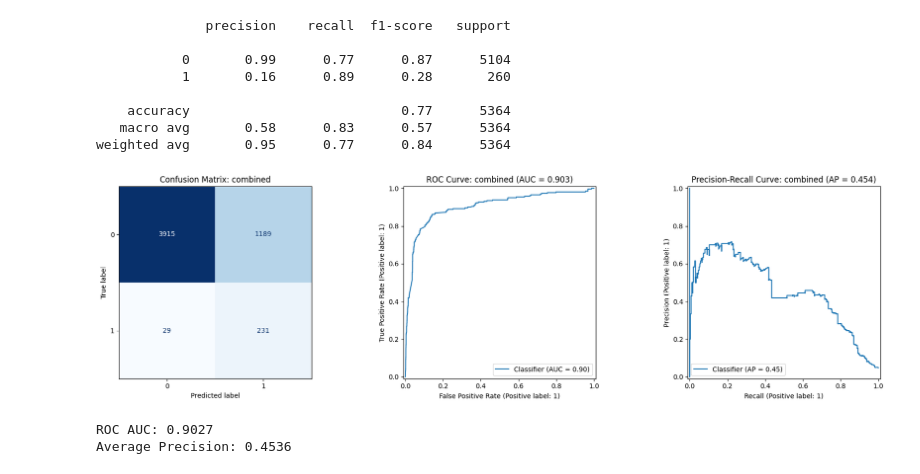
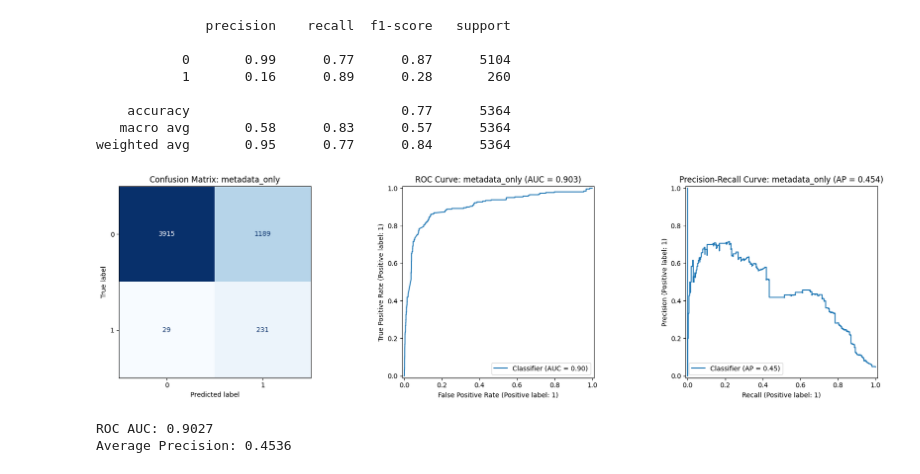
Before and after one commit to IanRPage/PhantomPositions, a Jupyter notebook: src/lr.ipynb, the cells around one changed output. Drawn from its saved outputs; the diff is of its cells as text; code cells hidden in the pictures.

```diff
--- a/src/lr.ipynb
+++ b/src/lr.ipynb
@@ -87,8 +87,8 @@ print(classification_report(Y_test, Y_pred))
    macro avg       0.58      0.83      0.57      5364
 weighted avg       0.95      0.77      0.84      5364
 # %%
-visualize(reg, 'combined', X_test, Y_test, Y_pred)
+visualize(reg, 'metadata_only', X_test, Y_test, Y_pred)
 # %% [output]
-[figure, old version]
+[figure, new version]
 ROC AUC: 0.9027
 Average Precision: 0.4536
```
Also changed, not shown: parts of 4 cells of this notebook, 14 other files.
